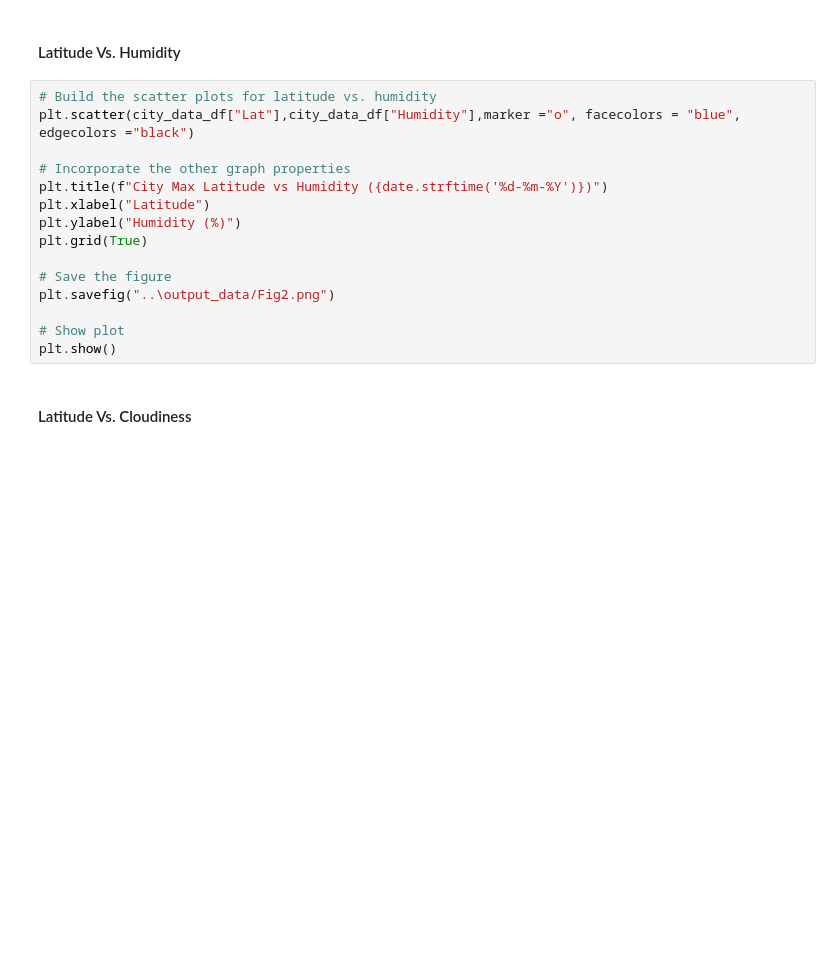
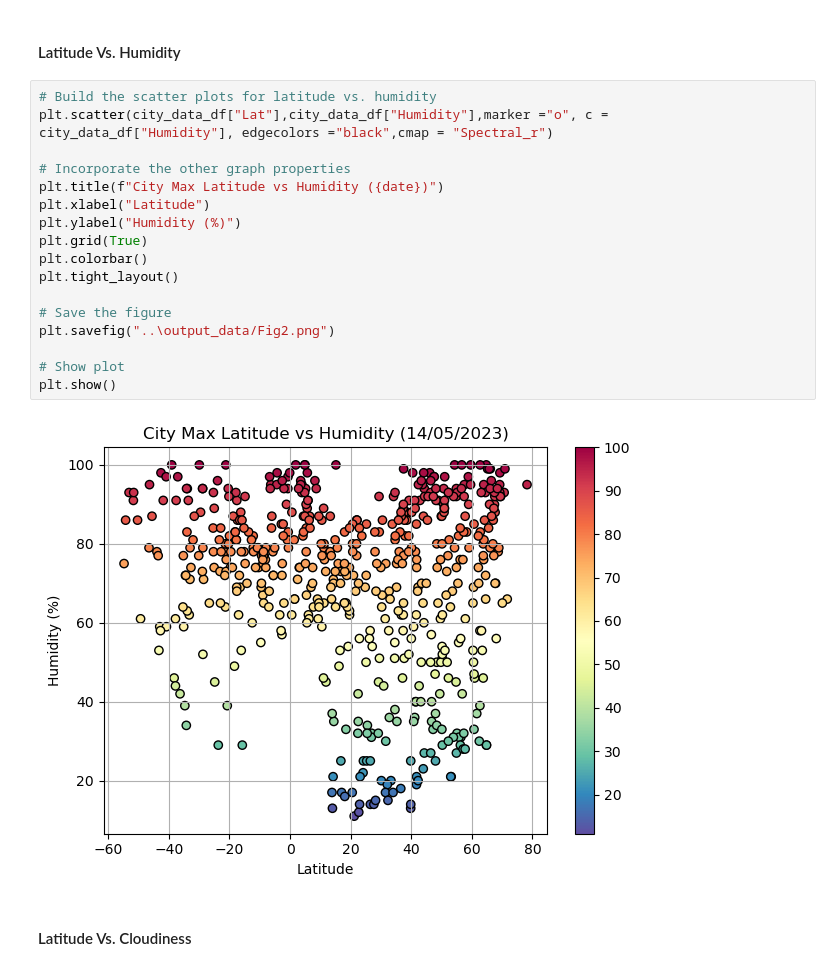
Before and after one commit to wickedwes78/python_api_challenge, a Jupyter notebook: WeatherPy/WeatherPy.ipynb, the cells around one changed output. Drawn from its saved outputs; the diff is of its cells as text; blank space fills up the shorter version.

```diff
--- a/WeatherPy/WeatherPy.ipynb
+++ b/WeatherPy/WeatherPy.ipynb
@@ -161,19 +220,23 @@ plt.show()
 #### Latitude Vs. Humidity
 # %%
 # Build the scatter plots for latitude vs. humidity
-plt.scatter(city_data_df["Lat"],city_data_df["Humidity"],marker ="o", facecolors = "blue", edgecolors ="black")
+plt.scatter(city_data_df["Lat"],city_data_df["Humidity"],marker ="o", c = city_data_df["Humidity"], edgecolors ="black",cmap = "Spectral_r")
 
 # Incorporate the other graph properties
-plt.title(f"City Max Latitude vs Humidity ({date.strftime('%d-%m-%Y')})")
+plt.title(f"City Max Latitude vs Humidity ({date})")
 plt.xlabel("Latitude")
 plt.ylabel("Humidity (%)")
 plt.grid(True)
+plt.colorbar()
+plt.tight_layout()
 
 # Save the figure
 plt.savefig("..\output_data/Fig2.png")
 
 # Show plot
 plt.show()
+# %% [output]
+[figure, added]
 # %% [markdown]
 #### Latitude Vs. Cloudiness
 # %%
```
Also changed, not shown: parts of 24 cells of this notebook, 14 other files.
